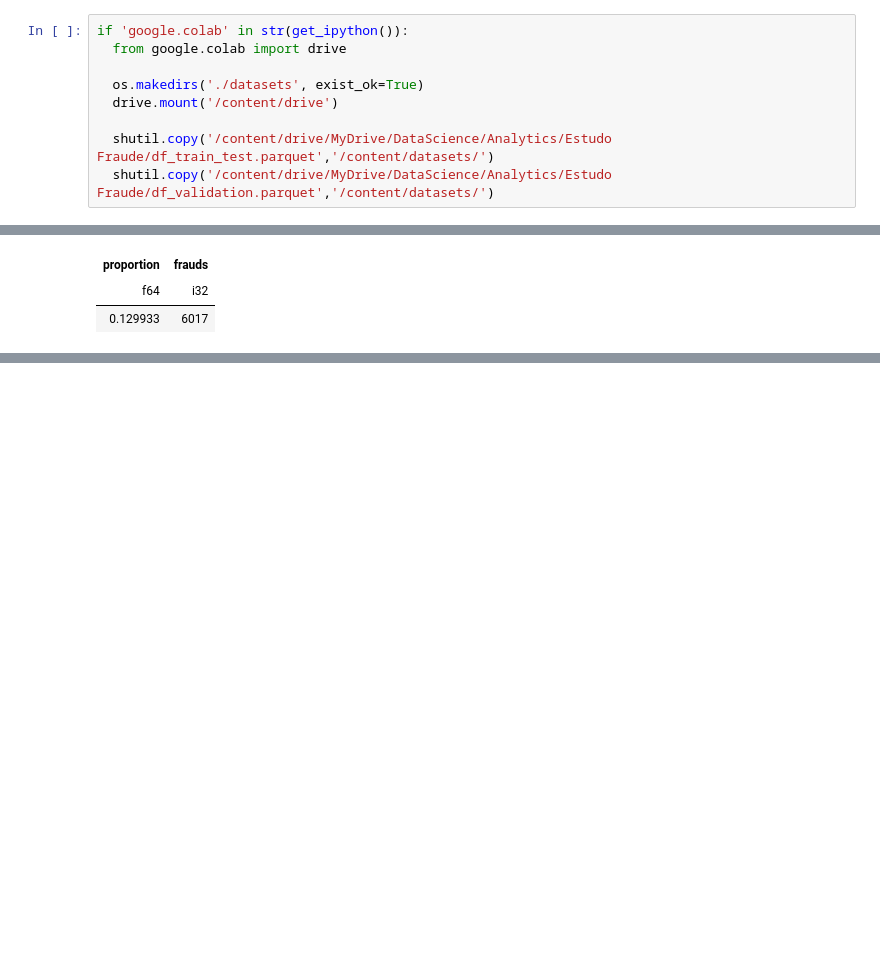
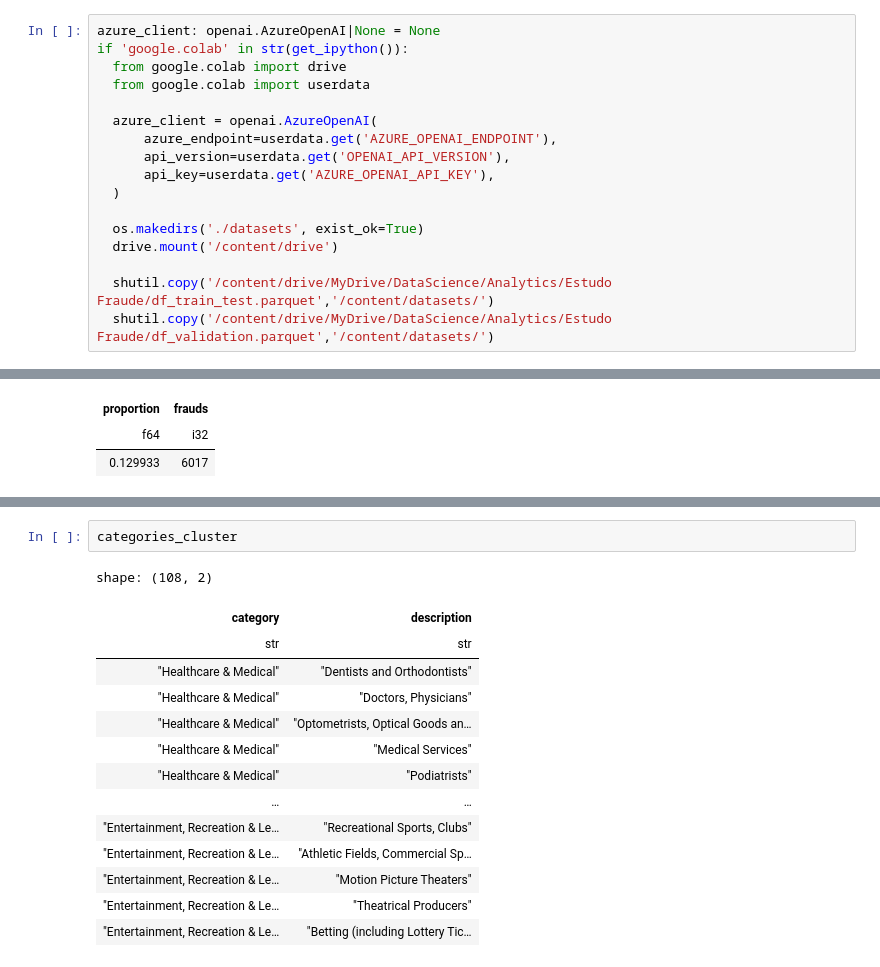
Before and after one commit to Angelicogfa/tcc_mba_datascience_analytics_usp_esalq, a Jupyter notebook: 03-modelagem_dados.ipynb, the cells around one changed output, grey strips where cells are left out. Saved outputs shown, nothing was run; the diff lists cells and outputs as text; blank space fills up the shorter version.

```diff
--- a/03-modelagem_dados.ipynb
+++ b/03-modelagem_dados.ipynb
@@ -15,8 +20,16 @@ from sklearn.metrics import silhouette_score
 from warnings import filterwarnings
 filterwarnings('ignore')
 # %%
+azure_client: openai.AzureOpenAI|None = None
 if 'google.colab' in str(get_ipython()):
   from google.colab import drive
+  from google.colab import userdata
+
+  azure_client = openai.AzureOpenAI(
+      azure_endpoint=userdata.get('AZURE_OPENAI_ENDPOINT'),
+      api_version=userdata.get('OPENAI_API_VERSION'),
+      api_key=userdata.get('AZURE_OPENAI_API_KEY'),
+  )
 
   os.makedirs('./datasets', exist_ok=True)
   drive.mount('/content/drive')
@@ -386,0 +489,17 @@ shape: (4, 2)
+# %%
+categories_cluster
+# %% [output]
+shape: (108, 2)
+| category | description |
+| str | str |
+| "Healthcare & Medical" | "Dentists and Orthodontists" |
+| "Healthcare & Medical" | "Doctors, Physicians" |
+| "Healthcare & Medical" | "Optometrists, Optical Goods an… |
+| "Healthcare & Medical" | "Medical Services" |
+| "Healthcare & Medical" | "Podiatrists" |
+| … | … |
+| "Entertainment, Recreation & Le… | "Recreational Sports, Clubs" |
+| "Entertainment, Recreation & Le… | "Athletic Fields, Commercial Sp… |
+| "Entertainment, Recreation & Le… | "Motion Picture Theaters" |
+| "Entertainment, Recreation & Le… | "Theatrical Producers" |
+| "Entertainment, Recreation & Le… | "Betting (including Lottery Tic… |
```
Also changed, not shown: parts of 47 cells of this notebook.
